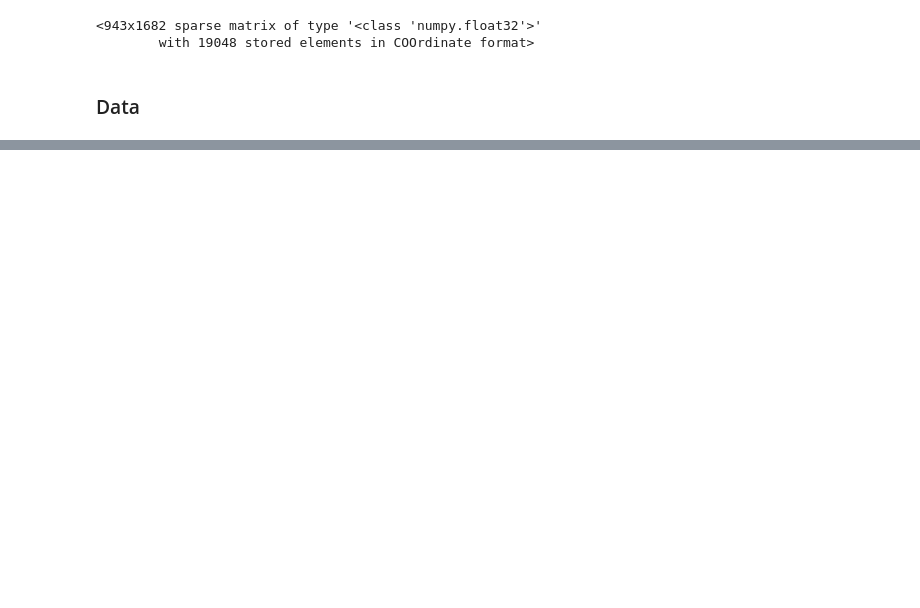
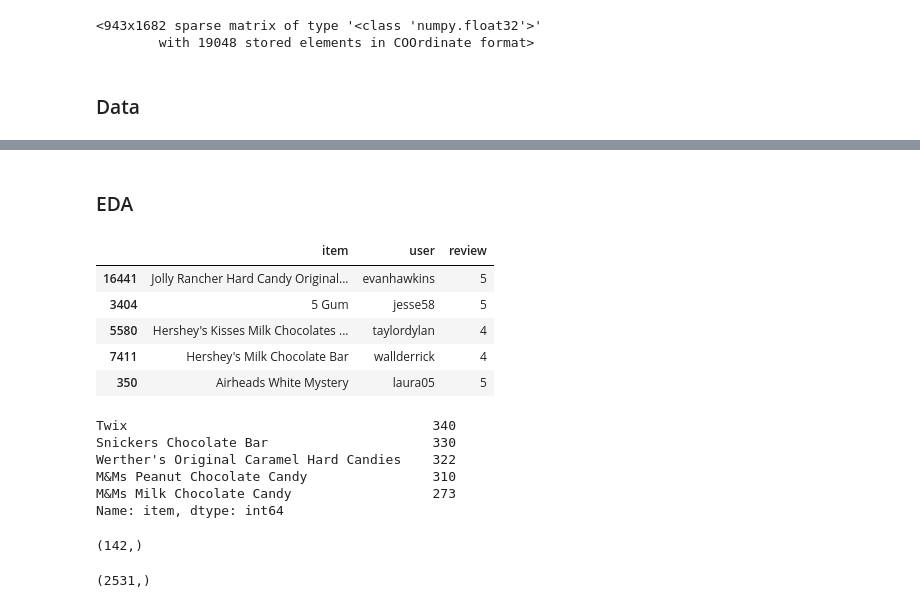
Before and after one commit to maxhumber/BRE, a Jupyter notebook: odsc.ipynb, the cells around one changed output, grey strips where cells are left out. Cells and saved outputs as stored; diff of their text form; code cells hidden in the pictures; blank space fills up the shorter version.

```diff
--- a/odsc.ipynb
+++ b/odsc.ipynb
@@ -55,0 +240,32 @@ data['train']
+# %% [markdown]
+### EDA
+# %%
+import pandas as pd
+
+df = pd.read_csv('data/candy.csv')
+
+df.sample(5)
+# %% [output]
+|  | item | user | review |
+| 16441 | Jolly Rancher Hard Candy Original... | evanhawkins | 5 |
+| 3404 | 5 Gum | jesse58 | 5 |
+| 5580 | Hershey's Kisses Milk Chocolates ... | taylordylan | 4 |
+| 7411 | Hershey's Milk Chocolate Bar | wallderrick | 4 |
+| 350 | Airheads White Mystery | laura05 | 5 |
+# %%
+df['item'].value_counts()[:5]
+# %% [output]
+Twix                                       340
+Snickers Chocolate Bar                     330
+Werther's Original Caramel Hard Candies    322
+M&Ms Peanut Chocolate Candy                310
+M&Ms Milk Chocolate Candy                  273
+Name: item, dtype: int64
+# %%
+df['item'].unique().shape
+# %% [output]
+(142,)
+# %%
+df['user'].unique().shape
+# %% [output]
+(2531,)
```
Also changed, not shown: parts of 46 cells of this notebook, 4 other files.
